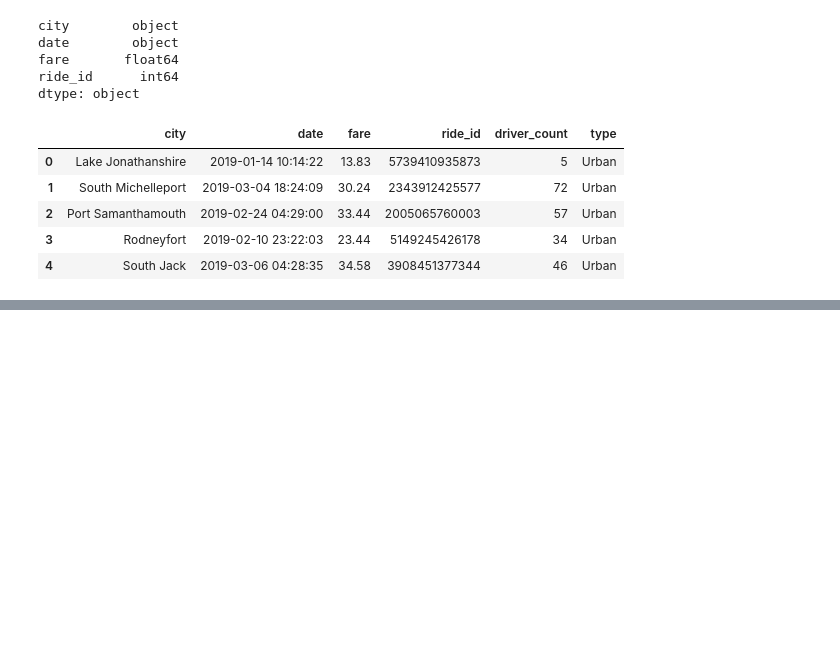
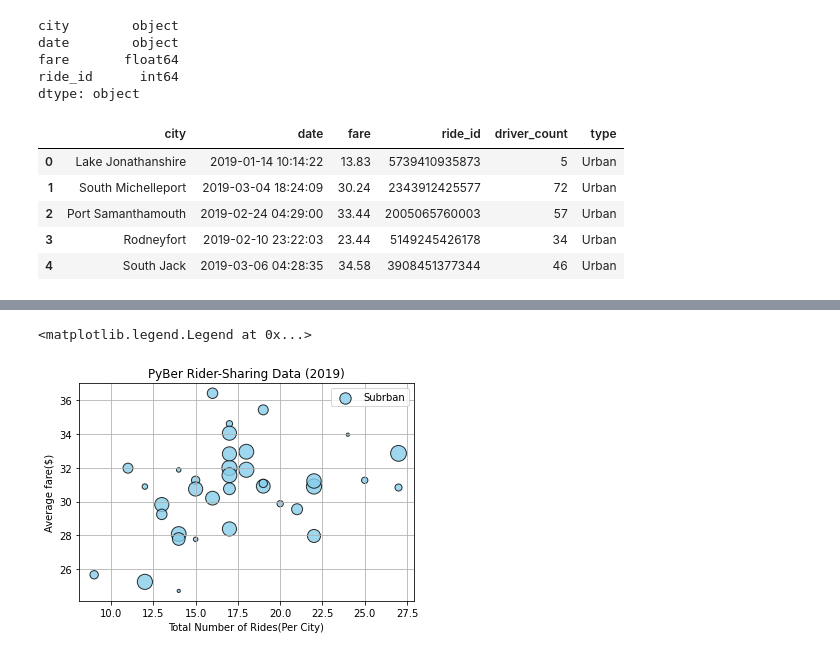
Before and after one commit to drewholt12/PyBer_Analysis, a Jupyter notebook: PyBer.ipynb, the cells around one changed output, grey strips where cells are left out. Drawn from its saved outputs; the diff is of its cells as text; code cells hidden in the pictures; blank space fills up the shorter version.

```diff
--- a/PyBer.ipynb
+++ b/PyBer.ipynb
@@ -141,0 +153,4 @@ pyber_data_df.head()
+# %%
+# Create the Suburban city DataFrames.
+suburban_cities_df = pyber_data_df[pyber_data_df["type"]== "Suburban"]
+suburban_cities_df
@@ -141,0 +201,4 @@ pyber_data_df.head()
+# %%
+# Get the number of rides for suburban cities.
+suburban_ride_count = suburban_cities_df.groupby(["city"]).count()["ride_id"]
+suburban_ride_count.head()
@@ -141,0 +237,4 @@ pyber_data_df.head()
+# %%
+# Get average fare for each city in the suburban cities.
+suburban_avg_fare = suburban_cities_df.groupby(["city"]).mean()["fare"]
+suburban_avg_fare.head()
@@ -141,0 +273,4 @@ pyber_data_df.head()
+# %%
+# Get the average number of drivers for each suburban city.
+suburban_driver_count = suburban_cities_df.groupby(["city"]).mean()["driver_count"]
+suburban_driver_count.head()
@@ -141,0 +309,12 @@ pyber_data_df.head()
+# %%
+# Build the scatter plots for suburban cities.
+plt.scatter(suburban_ride_count, suburban_avg_fare, s=10*suburban_driver_count, c="skyblue", alpha = 0.8, edgecolor="black", label="Subrban")
+plt.title("PyBer Rider-Sharing Data (2019)")
+plt.ylabel("Average fare($)")
+plt.xlabel("Total Number of Rides(Per City)")
+plt.grid(True)
+# Add the legen
+plt.legend()
+# %% [output]
+<matplotlib.legend.Legend at 0x...>
+[figure, added]
```
Also changed, not shown: parts of 16 cells of this notebook, 1 other file.
